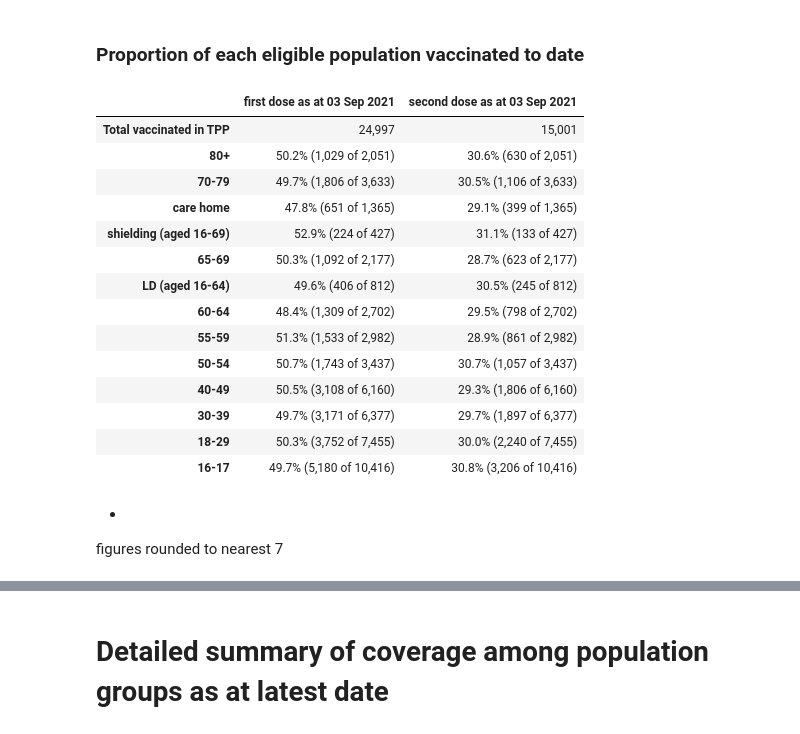
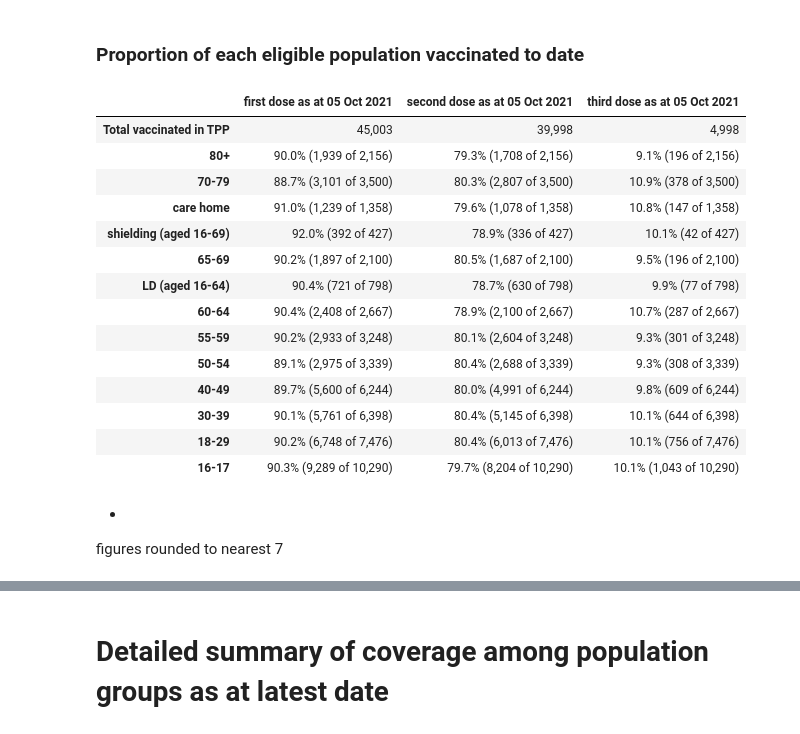
Before and after one commit to opensafely/nhs-covid-vaccination-coverage, a Jupyter notebook: notebooks/population_characteristics.ipynb, the cells around one changed output, grey strips where cells are left out. Cells and saved outputs as stored; diff of their text form; code cells hidden in the pictures.

```diff
--- a/notebooks/population_characteristics.ipynb
+++ b/notebooks/population_characteristics.ipynb
@@ -104,13 +104,16 @@ features_dict = {0:    u50, ## patients not assigned to a priority group
 # %%
 df_dict_cum = cumulative_sums(df, groups_of_interest=population_subgroups, features_dict=features_dict, latest_date=latest_date)
 # %%
-# for details on second doses, no need for breakdowns of any groups (only "overall" figures will be included)
+# for details on second/third doses, no need for breakdowns of any groups (only "overall" figures will be included)
 second_dose_features = {}
 for g in groups:
     second_dose_features[g] = []
 
 df_dict_cum_second_dose = cumulative_sums(df, groups_of_interest=population_subgroups, features_dict=second_dose_features,
                                           latest_date=latest_date, reference_column_name="covid_vacc_second_dose_date")
+
+df_dict_cum_third_dose = cumulative_sums(df, groups_of_interest=population_subgroups, features_dict=second_dose_features,
+                                          latest_date=latest_date, reference_column_name="covid_vacc_third_dose_date")
 # %% [markdown]
 ### Cumulative vaccination figures - overall
 # %%
@@ -131,6 +134,8 @@ from report_results import summarise_data_by_group
 summarised_data_dict = summarise_data_by_group(df_dict_cum, latest_date=latest_date, groups=groups)
 # %%
 summarised_data_dict_2nd_dose = summarise_data_by_group(df_dict_cum_second_dose, latest_date=latest_date, groups=groups)
+
+summarised_data_dict_3rd_dose = summarise_data_by_group(df_dict_cum_third_dose, latest_date=latest_date, groups=groups)
 # %% [markdown]
 ### Proportion of each eligible population vaccinated to date
 # %%
@@ -142,26 +147,30 @@ summ_stat_results, additional_stats = create_summary_stats(df, summarised_data_d
 summ_stat_results_2nd_dose, _ = create_summary_stats(df, summarised_data_dict_2nd_dose, formatted_latest_date,
                                                   groups=groups, savepath=savepath,
                                                   vaccine_type="second_dose", suffix=suffix)
+
+summ_stat_results_3rd_dose, _ = create_summary_stats(df, summarised_data_dict_3rd_dose, formatted_latest_date,
+                                                  groups=groups, savepath=savepath,
+                                                  vaccine_type="third_dose", suffix=suffix)
 # %%
 # display the results of the summary stats on first and second doses
-display(pd.DataFrame(summ_stat_results).join(pd.DataFrame(summ_stat_results_2nd_dose)))
+display(pd.DataFrame(summ_stat_results).join(pd.DataFrame(summ_stat_results_2nd_dose)).join(pd.DataFrame(summ_stat_results_3rd_dose)))
 display(Markdown(f"*\n figures rounded to nearest 7"))
 # %% [output]
-|  | first dose as at 03 Sep 2021 | second dose as at 03 Sep 2021 |
-| Total vaccinated in TPP | 24,997 | 15,001 |
-| 80+ | 50.2% (1,029 of 2,051) | 30.6% (630 of 2,051) |
-| 70-79 | 49.7% (1,806 of 3,633) | 30.5% (1,106 of 3,633) |
-| care home | 47.8% (651 of 1,365) | 29.1% (399 of 1,365) |
-| shielding (aged 16-69) | 52.9% (224 of 427) | 31.1% (133 of 427) |
-| 65-69 | 50.3% (1,092 of 2,177) | 28.7% (623 of 2,177) |
-| LD (aged 16-64) | 49.6% (406 of 812) | 30.5% (245 of 812) |
-| 60-64 | 48.4% (1,309 of 2,702) | 29.5% (798 of 2,702) |
-| 55-59 | 51.3% (1,533 of 2,982) | 28.9% (861 of 2,982) |
-| 50-54 | 50.7% (1,743 of 3,437) | 30.7% (1,057 of 3,437) |
-| 40-49 | 50.5% (3,108 of 6,160) | 29.3% (1,806 of 6,160) |
-| 30-39 | 49.7% (3,171 of 6,377) | 29.7% (1,897 of 6,377) |
-| 18-29 | 50.3% (3,752 of 7,455) | 30.0% (2,240 of 7,455) |
-| 16-17 | 49.7% (5,180 of 10,416) | 30.8% (3,206 of 10,416) |
+|  | first dose as at 05 Oct 2021 | second dose as at 05 Oct 2021 | third dose as at 05 Oct 2021 |
+| Total vaccinated in TPP | 45,003 | 39,998 | 4,998 |
+| 80+ | 90.0% (1,939 of 2,156) | 79.3% (1,708 of 2,156) | 9.1% (196 of 2,156) |
+| 70-79 | 88.7% (3,101 of 3,500) | 80.3% (2,807 of 3,500) | 10.9% (378 of 3,500) |
+| care home | 91.0% (1,239 of 1,358) | 79.6% (1,078 of 1,358) | 10.8% (147 of 1,358) |
+| shielding (aged 16-69) | 92.0% (392 of 427) | 78.9% (336 of 427) | 10.1% (42 of 427) |
+| 65-69 | 90.2% (1,897 of 2,100) | 80.5% (1,687 of 2,100) | 9.5% (196 of 2,100) |
+| LD (aged 16-64) | 90.4% (721 of 798) | 78.7% (630 of 798) | 9.9% (77 of 798) |
+| 60-64 | 90.4% (2,408 of 2,667) | 78.9% (2,100 of 2,667) | 10.7% (287 of 2,667) |
+| 55-59 | 90.2% (2,933 of 3,248) | 80.1% (2,604 of 3,248) | 9.3% (301 of 3,248) |
+| 50-54 | 89.1% (2,975 of 3,339) | 80.4% (2,688 of 3,339) | 9.3% (308 of 3,339) |
+| 40-49 | 89.7% (5,600 of 6,244) | 80.0% (4,991 of 6,244) | 9.8% (609 of 6,244) |
+| 30-39 | 90.1% (5,761 of 6,398) | 80.4% (5,145 of 6,398) | 10.1% (644 of 6,398) |
+| 18-29 | 90.2% (6,748 of 7,476) | 80.4% (6,013 of 7,476) | 10.1% (756 of 7,476) |
+| 16-17 | 90.3% (9,289 of 10,290) | 79.7% (8,204 of 10,290) | 10.1% (1,043 of 10,290) |
 *
  figures rounded to nearest 7
 # %%
```
Also changed, not shown: parts of 10 cells of this notebook, 3 other files.
